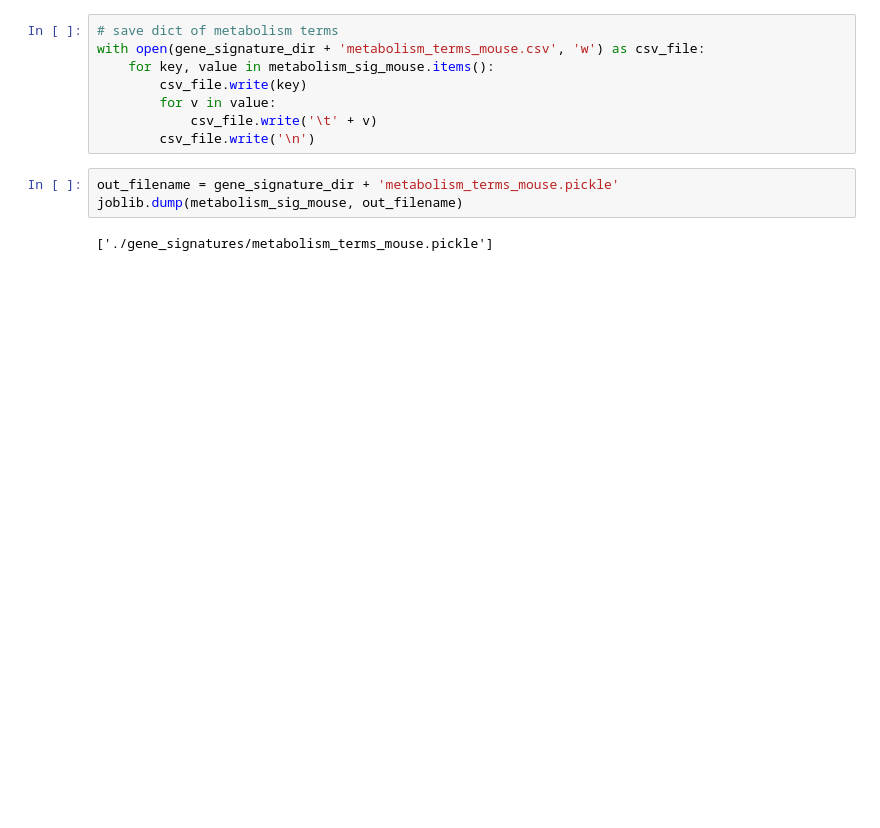
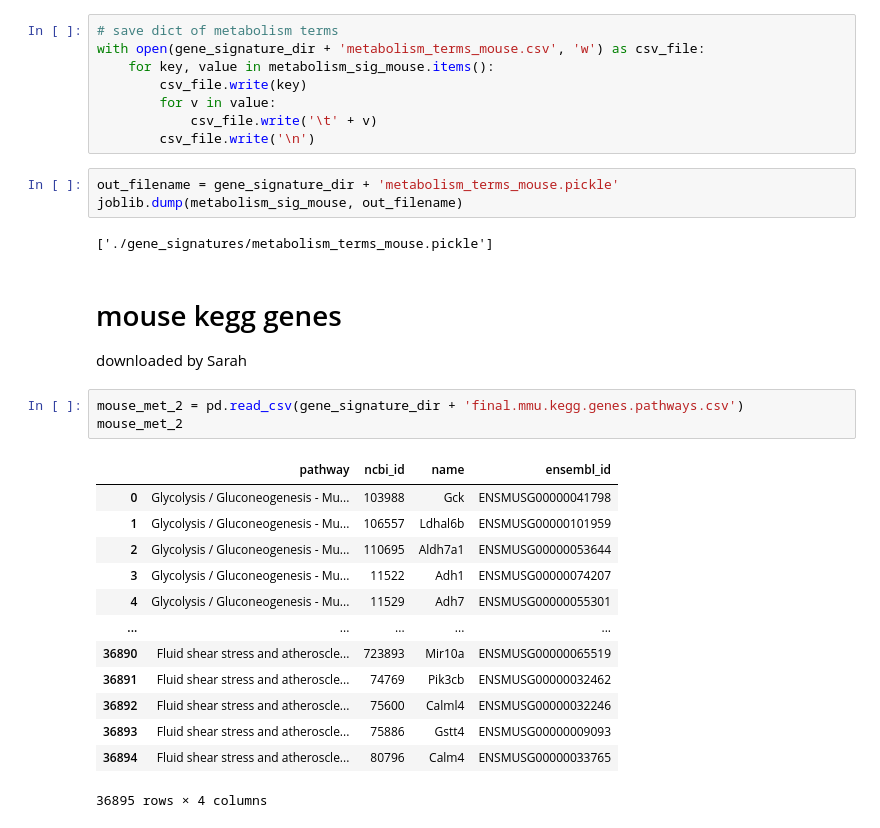
Before and after one commit to z2e2/metabolic_analysis, a Jupyter notebook: make_metabolism_signature.ipynb, the cells around one changed output. Drawn from its saved outputs; the diff is of its cells as text; blank space fills up the shorter version.

```diff
--- a/make_metabolism_signature.ipynb
+++ b/make_metabolism_signature.ipynb
@@ -308,3 +312,23 @@ out_filename = gene_signature_dir + 'metabolism_terms_mouse.pickle'
 joblib.dump(metabolism_sig_mouse, out_filename)
 # %% [output]
 ['./gene_signatures/metabolism_terms_mouse.pickle']
+# %% [markdown]
+# mouse kegg genes
+downloaded by Sarah
+# %%
+mouse_met_2 = pd.read_csv(gene_signature_dir + 'final.mmu.kegg.genes.pathways.csv')
+mouse_met_2
+# %% [output]
+|  | pathway | ncbi_id | name | ensembl_id |
+| 0 | Glycolysis / Gluconeogenesis - Mu... | 103988 | Gck | ENSMUSG00000041798 |
+| 1 | Glycolysis / Gluconeogenesis - Mu... | 106557 | Ldhal6b | ENSMUSG00000101959 |
+| 2 | Glycolysis / Gluconeogenesis - Mu... | 110695 | Aldh7a1 | ENSMUSG00000053644 |
+| 3 | Glycolysis / Gluconeogenesis - Mu... | 11522 | Adh1 | ENSMUSG00000074207 |
+| 4 | Glycolysis / Gluconeogenesis - Mu... | 11529 | Adh7 | ENSMUSG00000055301 |
+| ... | ... | ... | ... | ... |
+| 36890 | Fluid shear stress and atheroscle... | 723893 | Mir10a | ENSMUSG00000065519 |
+| 36891 | Fluid shear stress and atheroscle... | 74769 | Pik3cb | ENSMUSG00000032462 |
+| 36892 | Fluid shear stress and atheroscle... | 75600 | Calml4 | ENSMUSG00000032246 |
+| 36893 | Fluid shear stress and atheroscle... | 75886 | Gstt4 | ENSMUSG00000009093 |
+| 36894 | Fluid shear stress and atheroscle... | 80796 | Calm4 | ENSMUSG00000033765 |
+36895 rows × 4 columns
```
Also changed, not shown: parts of 34 cells of this notebook, 28 other files.
